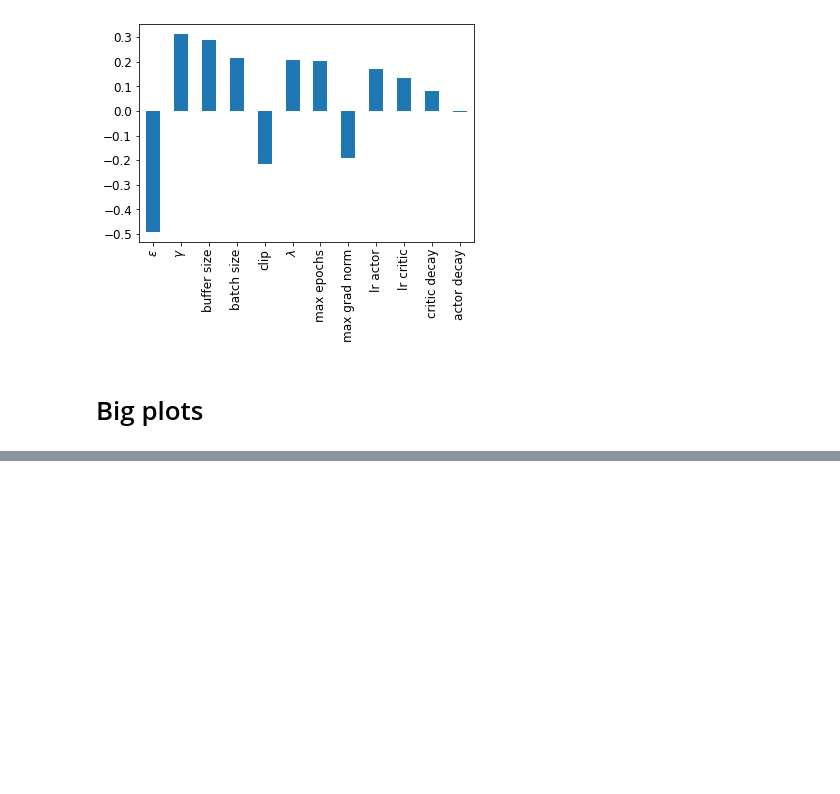
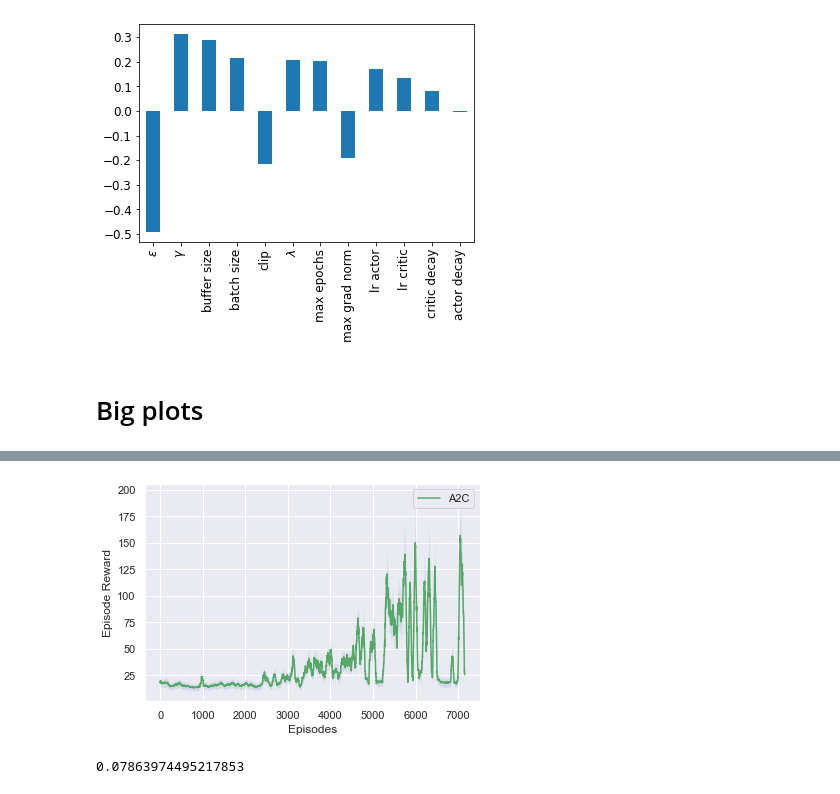
Before and after one commit to TheodoreWolf/climate_policy_rl, a Jupyter notebook: plot_making.ipynb, the cells around one changed output, grey strips where cells are left out. Cells and saved outputs as stored; diff of their text form; code cells hidden in the pictures; blank space fills up the shorter version.

```diff
--- a/plot_making.ipynb
+++ b/plot_making.ipynb
@@ -159,0 +169,16 @@ plt.savefig(os.path.join(proj_dir, "overleaf images", "default plot.png"), bbox_
+# %%
+a2c_mean = np.mean(stack_data_min(a2c_data, key="moving_avg_rewards"), axis=0)
+a2c_std = np.mean(stack_data_min(a2c_data, key="moving_avg_rewards"), axis=0)
+
+plt.plot(a2c_mean, label="A2C", c="g")
+plt.fill_between(np.arange(len(a2c_mean)), a2c_mean - 0.25*a2c_std, a2c_mean+0.25*a2c_std, alpha=0.15)
+plt.legend()
+plt.xlabel("Episodes")
+plt.ylabel("Episode Reward");
+plt.savefig(os.path.join(proj_dir, "overleaf images", "a2cplot.png"), bbox_inches="tight")
+# %% [output]
+[figure, added]
+# %%
+ddqn_data[0]["final_point"].count("GREEN_FP")/dqn_data[0]["episodes"]
+# %% [output]
+0.07863974495217853
```
Also changed, not shown: parts of 2 cells of this notebook, 6 other files.
